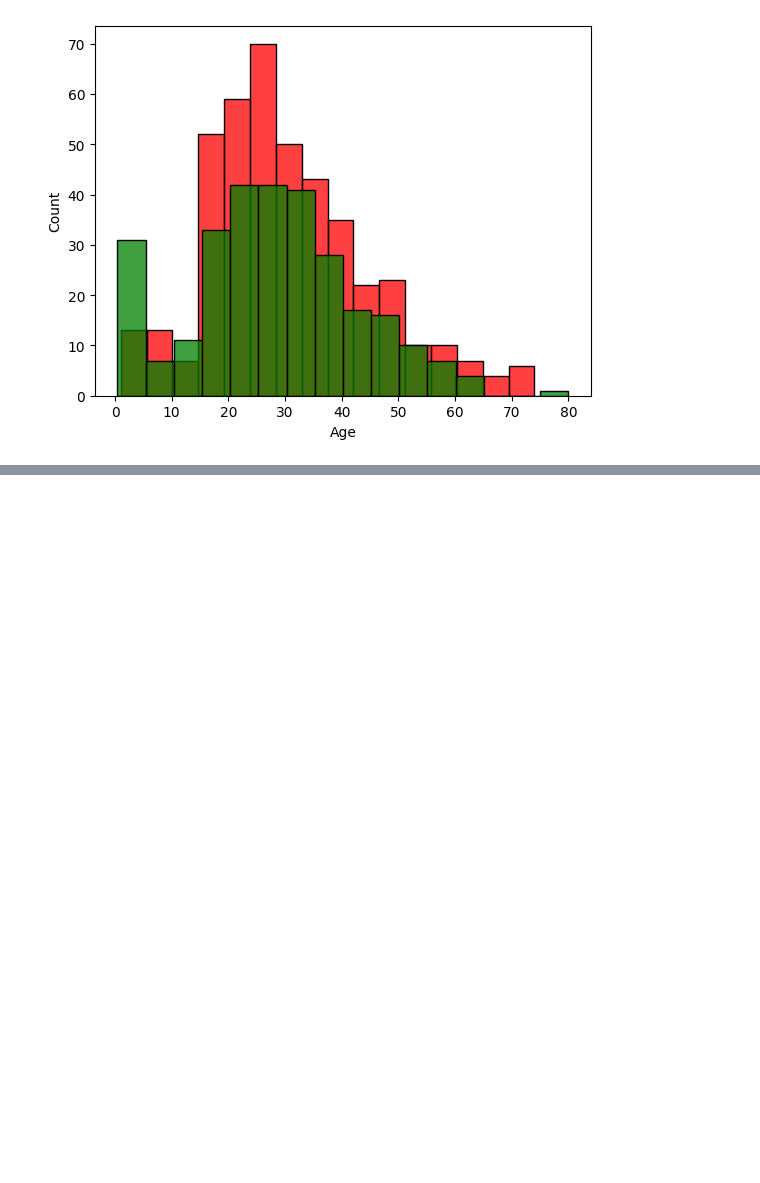
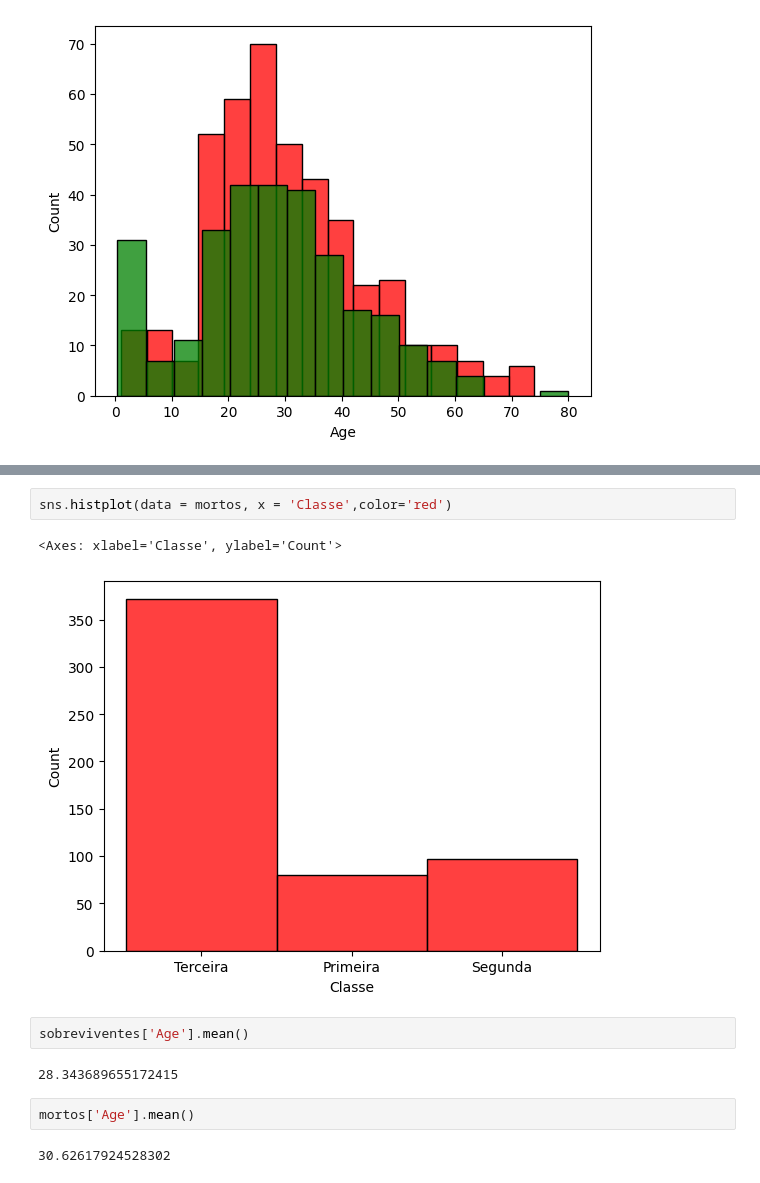
Before and after one commit to TheNobu/Anlise-de-Dados-e-Tomada-de-Decis-es, a Jupyter notebook: Trabalho.ipynb, the cells around one changed output, grey strips where cells are left out. Saved outputs shown, nothing was run; the diff lists cells and outputs as text; blank space fills up the shorter version.

```diff
--- a/Trabalho.ipynb
+++ b/Trabalho.ipynb
@@ -95,0 +117,13 @@ sns.histplot(data = sobreviventes, x = 'Age', color='green')
+# %%
+sns.histplot(data = mortos, x = 'Classe',color='red')
+# %% [output]
+<Axes: xlabel='Classe', ylabel='Count'>
+[figure, added]
+# %%
+sobreviventes['Age'].mean()
+# %% [output]
+28.343689655172415
+# %%
+mortos['Age'].mean()
+# %% [output]
+30.62617924528302
```
Also changed, not shown: parts of 6 cells of this notebook.
